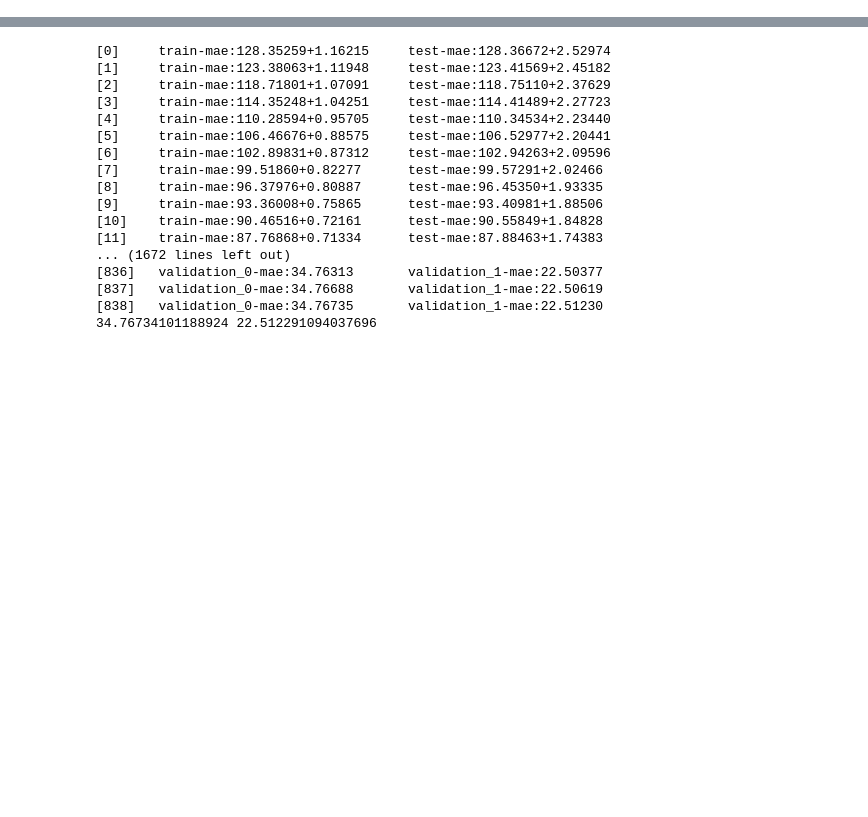
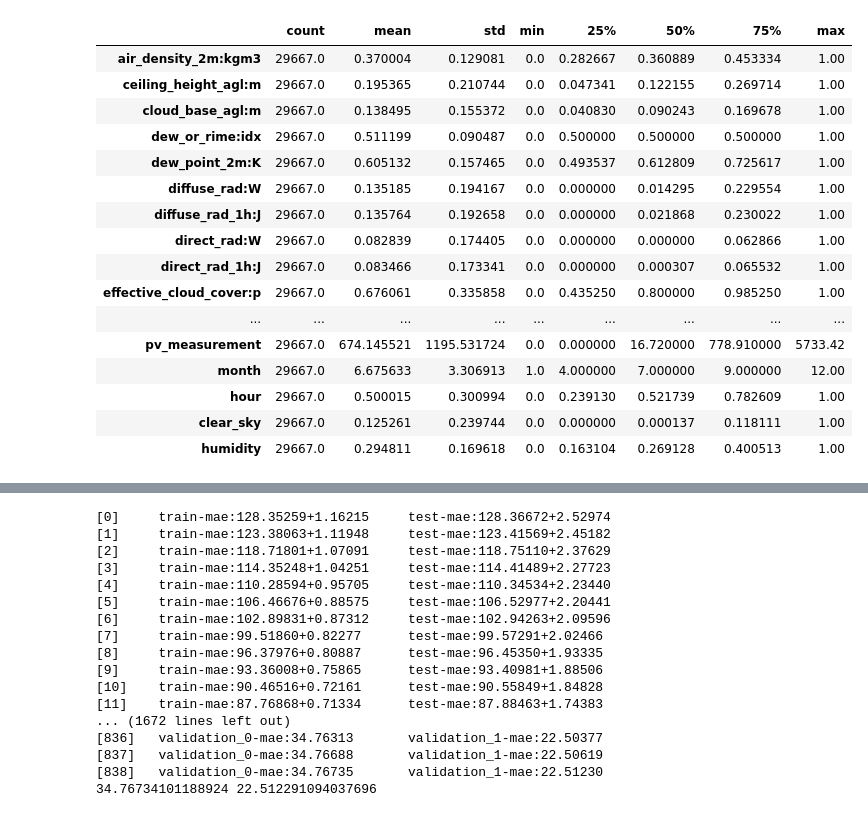
Before and after one commit to MartinSkatvedt/TDT4173-Machine-Learning, a Jupyter notebook: read_files.ipynb, the cells around one changed output, grey strips where cells are left out. Cells and saved outputs as stored; diff of their text form; code cells hidden in the pictures; blank space fills up the shorter version.

```diff
--- a/read_files.ipynb
+++ b/read_files.ipynb
@@ -110,6 +110,22 @@ def normalize_except_columns(df):
     cols_to_norm = [i for i in cols if i not in not_to_be_norm]
 
     df[cols_to_norm] = df[cols_to_norm].apply(lambda x: (x - x.min()) / (x.max() - x.min()))
+# %%
+def combine_features(df, features, new_name):
+
+    totals = []
+
+    for i in range(len(df)):
+        total = 1
+        for feature in features:
+            total *= df[feature][i]
+
+        totals.append(total)
+
+
+    df.drop(features, axis=1, inplace=True)
+    df[new_name] = totals
+    df[new_name] = df[new_name] / df[new_name].max()
 # %%
 train_a = pd.read_parquet('dataset/A/train_targets.parquet')
 train_b = pd.read_parquet('dataset/B/train_targets.parquet')
@@ -235,3 +246,31 @@ drop_constanst_columns(train_data_c, val_data_c, test_c)
+# %%
+combine_features(train_data_a, ['clear_sky_energy_1h:J', 'clear_sky_rad:W'], 'clear_sky')
+combine_features(val_data_a, ['clear_sky_energy_1h:J', 'clear_sky_rad:W'], 'clear_sky')
+combine_features(test_a, ['clear_sky_energy_1h:J', 'clear_sky_rad:W'], 'clear_sky')
+
+combine_features(train_data_a, ['relative_humidity_1000hPa:p', 'absolute_humidity_2m:gm3'], 'humidity')
+combine_features(val_data_a, ['relative_humidity_1000hPa:p', 'absolute_humidity_2m:gm3'], 'humidity')
+combine_features(test_a, ['relative_humidity_1000hPa:p', 'absolute_humidity_2m:gm3'], 'humidity')
+
+train_data_a.describe().transpose()
+# %% [output]
+|  | count | mean | std | min | 25% | 50% | 75% | max |
+| air_density_2m:kgm3 | 29667.0 | 0.370004 | 0.129081 | 0.0 | 0.282667 | 0.360889 | 0.453334 | 1.00 |
+| ceiling_height_agl:m | 29667.0 | 0.195365 | 0.210744 | 0.0 | 0.047341 | 0.122155 | 0.269714 | 1.00 |
+| cloud_base_agl:m | 29667.0 | 0.138495 | 0.155372 | 0.0 | 0.040830 | 0.090243 | 0.169678 | 1.00 |
+| dew_or_rime:idx | 29667.0 | 0.511199 | 0.090487 | 0.0 | 0.500000 | 0.500000 | 0.500000 | 1.00 |
+| dew_point_2m:K | 29667.0 | 0.605132 | 0.157465 | 0.0 | 0.493537 | 0.612809 | 0.725617 | 1.00 |
+| diffuse_rad:W | 29667.0 | 0.135185 | 0.194167 | 0.0 | 0.000000 | 0.014295 | 0.229554 | 1.00 |
+| diffuse_rad_1h:J | 29667.0 | 0.135764 | 0.192658 | 0.0 | 0.000000 | 0.021868 | 0.230022 | 1.00 |
+| direct_rad:W | 29667.0 | 0.082839 | 0.174405 | 0.0 | 0.000000 | 0.000000 | 0.062866 | 1.00 |
+| direct_rad_1h:J | 29667.0 | 0.083466 | 0.173341 | 0.0 | 0.000000 | 0.000307 | 0.065532 | 1.00 |
+| effective_cloud_cover:p | 29667.0 | 0.676061 | 0.335858 | 0.0 | 0.435250 | 0.800000 | 0.985250 | 1.00 |
+| ... | ... | ... | ... | ... | ... | ... | ... | ... |
+| pv_measurement | 29667.0 | 674.145521 | 1195.531724 | 0.0 | 0.000000 | 16.720000 | 778.910000 | 5733.42 |
+| month | 29667.0 | 6.675633 | 3.306913 | 1.0 | 4.000000 | 7.000000 | 9.000000 | 12.00 |
+| hour | 29667.0 | 0.500015 | 0.300994 | 0.0 | 0.239130 | 0.521739 | 0.782609 | 1.00 |
+| clear_sky | 29667.0 | 0.125261 | 0.239744 | 0.0 | 0.000000 | 0.000137 | 0.118111 | 1.00 |
+| humidity | 29667.0 | 0.294811 | 0.169618 | 0.0 | 0.163104 | 0.269128 | 0.400513 | 1.00 |
 # %%
 train_data_c = train_data_c[5800:]
 train_data_b = train_data_b.drop(train_data_b.index[13410:14460])
```
Also changed, not shown: parts of 5 cells of this notebook.
